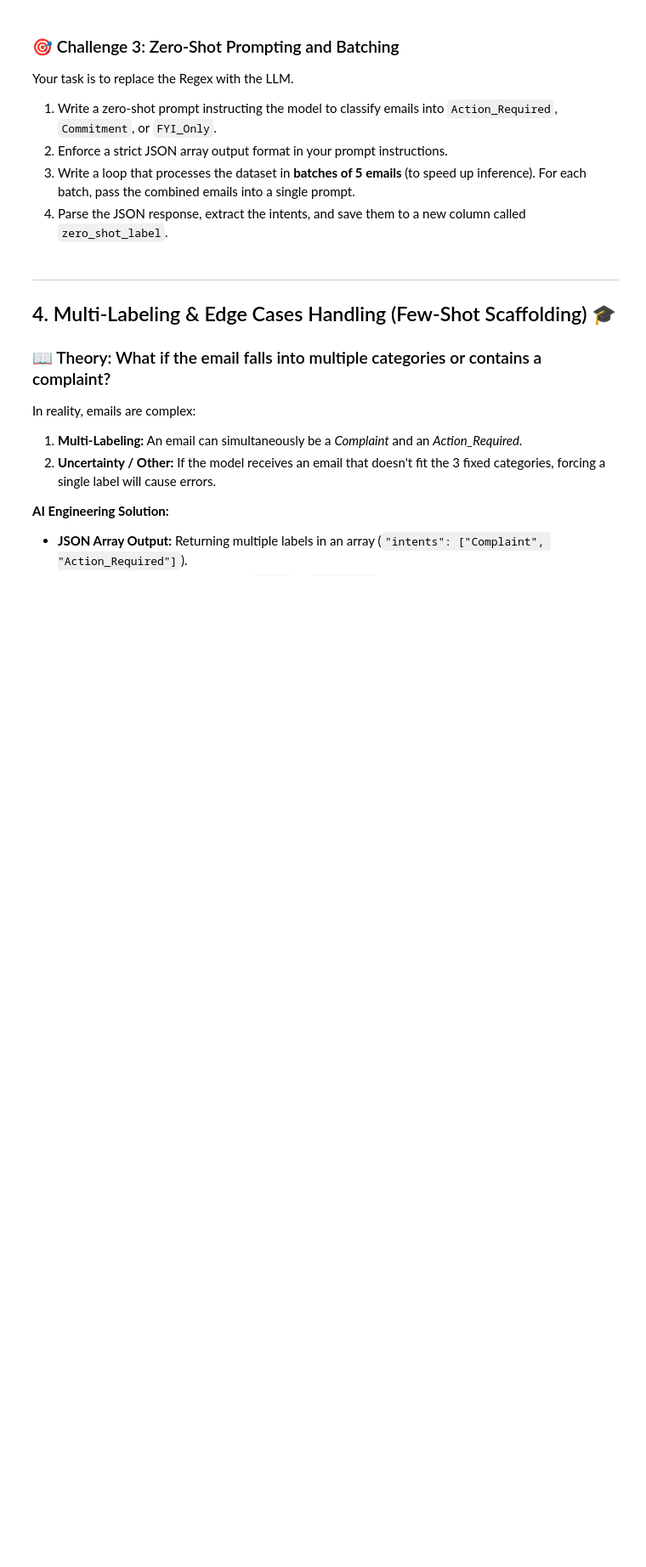
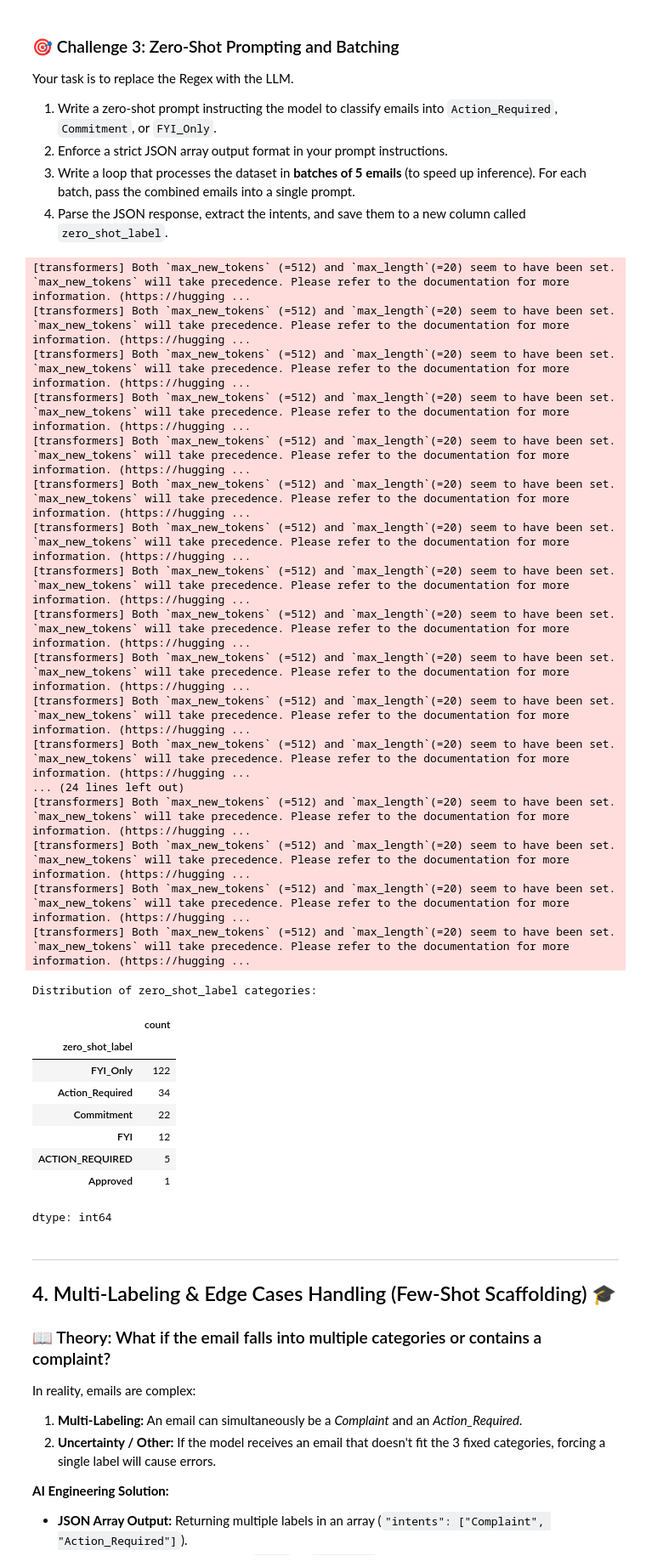
Before and after one commit to VamiAdi/AIPracticeLab, a Jupyter notebook: ai_in_practice_01 (1).ipynb, the cells around one changed output. Shown at 85% size. Drawn from its saved outputs; the diff is of its cells as text; code cells hidden in the pictures; blank space fills up the shorter version.

```diff
--- a/ai_in_practice_01 (1).ipynb
+++ b/ai_in_practice_01 (1).ipynb
@@ -27,6 +31,7 @@ import numpy as np
 import re, json, time, io
 import torch
 from transformers import pipeline
+from tqdm.auto import tqdm
 
 # Loading an open-weights LLM (runs locally on the Colab GPU, no API key required)
 LLM_MODEL = 'Qwen/Qwen2.5-1.5B-Instruct'
@@ -40,7 +45,7 @@ def ask_llm(prompt, as_json=False):
     out = _gen(messages, max_new_tokens=512, do_sample=False, pad_token_id=_gen.tokenizer.eos_token_id)
     text = out[0]['generated_text'][-1]['content'].strip()
     if as_json:
-        m = re.search(r'[\[{].*[\]}]', text, re.DOTALL)
+        m = re.search(r'[[\[{].*[]\}]', text, re.DOTALL)
         return m.group(0) if m else text
     return text
 
@@ -141,3 +209,70 @@ Your task is to replace the Regex with the LLM.
+# %%
+# Batch size for processing emails
+batch_size = 5
+
+df['zero_shot_label'] = None
+
+for i in tqdm(range(0, len(df), batch_size), desc='Processing batches'):
+    batch_df = df.iloc[i : i + batch_size]
+    emails_for_prompt = []
+    for idx, row in batch_df.iterrows():
+        emails_for_prompt.append(f"EMAIL {idx}: {str(row['body'])}")
+
+    # Construct the zero-shot prompt
+    prompt = (
+        """You are an AI assistant.
+Classify the intent of the following emails into one of these categories: Action_Required, Commitment, or FYI_Only.
+Provide a JSON array where each object has an 'id' corresponding to the EMAIL ID and an 'intent' for its classification.
+Example: [{"id": "EMAIL 0", "intent": "Action_Required"}, {"id": "EMAIL 1", "intent": "FYI_Only"}]
+
+"""
+        + "\n".join(emails_for_prompt)
+        + "\n\nReturn ONLY JSON:"
+    )
+
+    # Ask the LLM and parse the JSON response
+    llm_response_json_str = ask_llm(prompt, as_json=True)
+    try:
+        llm_response = json.loads(llm_response_json_str)
+        for item in llm_response:
+            email_id = int(item['id'].replace('EMAIL ', ''))
+            intent = item['intent']
+            df.loc[email_id, 'zero_shot_label'] = intent
+    except json.JSONDecodeError:
+        print(f"Could not decode JSON for batch starting at index {i}. Response: {llm_response_json_str}")
+    except KeyError as e:
+        print(f"Missing key in JSON for batch starting at index {i}. Error: {e}. Response: {llm_response_json_str}")
+
+print('\nDistribution of zero_shot_label categories:')
+display(df['zero_shot_label'].value_counts())
+# %% [output]
+[transformers] Both `max_new_tokens` (=512) and `max_length`(=20) seem to have been set. `max_new_tokens` will take precedence. Please refer to the documentation for more information. (https://hugging ...
+[transformers] Both `max_new_tokens` (=512) and `max_length`(=20) seem to have been set. `max_new_tokens` will take precedence. Please refer to the documentation for more information. (https://hugging ...
+[transformers] Both `max_new_tokens` (=512) and `max_length`(=20) seem to have been set. `max_new_tokens` will take precedence. Please refer to the documentation for more information. (https://hugging ...
+[transformers] Both `max_new_tokens` (=512) and `max_length`(=20) seem to have been set. `max_new_tokens` will take precedence. Please refer to the documentation for more information. (https://hugging ...
+[transformers] Both `max_new_tokens` (=512) and `max_length`(=20) seem to have been set. `max_new_tokens` will take precedence. Please refer to the documentation for more information. (https://hugging ...
+[transformers] Both `max_new_tokens` (=512) and `max_length`(=20) seem to have been set. `max_new_tokens` will take precedence. Please refer to the documentation for more information. (https://hugging ...
+[transformers] Both `max_new_tokens` (=512) and `max_length`(=20) seem to have been set. `max_new_tokens` will take precedence. Please refer to the documentation for more information. (https://hugging ...
+[transformers] Both `max_new_tokens` (=512) and `max_length`(=20) seem to have been set. `max_new_tokens` will take precedence. Please refer to the documentation for more information. (https://hugging ...
+[transformers] Both `max_new_tokens` (=512) and `max_length`(=20) seem to have been set. `max_new_tokens` will take precedence. Please refer to the documentation for more information. (https://hugging ...
+[transformers] Both `max_new_tokens` (=512) and `max_length`(=20) seem to have been set. `max_new_tokens` will take precedence. Please refer to the documentation for more information. (https://hugging ...
+[transformers] Both `max_new_tokens` (=512) and `max_length`(=20) seem to have been set. `max_new_tokens` will take precedence. Please refer to the documentation for more information. (https://hugging ...
+[transformers] Both `max_new_tokens` (=512) and `max_length`(=20) seem to have been set. `max_new_tokens` will take precedence. Please refer to the documentation for more information. (https://hugging ...
+... (24 lines left out)
+[transformers] Both `max_new_tokens` (=512) and `max_length`(=20) seem to have been set. `max_new_tokens` will take precedence. Please refer to the documentation for more information. (https://hugging ...
+[transformers] Both `max_new_tokens` (=512) and `max_length`(=20) seem to have been set. `max_new_tokens` will take precedence. Please refer to the documentation for more information. (https://hugging ...
+[transformers] Both `max_new_tokens` (=512) and `max_length`(=20) seem to have been set. `max_new_tokens` will take precedence. Please refer to the documentation for more information. (https://hugging ...
+[transformers] Both `max_new_tokens` (=512) and `max_length`(=20) seem to have been set. `max_new_tokens` will take precedence. Please refer to the documentation for more information. (https://hugging ...
+Distribution of zero_shot_label categories:
+|  | count |
+| zero_shot_label |  |
+| FYI_Only | 122 |
+| Action_Required | 34 |
+| Commitment | 22 |
+| FYI | 12 |
+| ACTION_REQUIRED | 5 |
+| Approved | 1 |
+dtype: int64
 # %% [markdown]
 ---
 ## 4. Multi-Labeling & Edge Cases Handling (Few-Shot Scaffolding) 🎓
```
Also changed, not shown: parts of 13 cells of this notebook.
